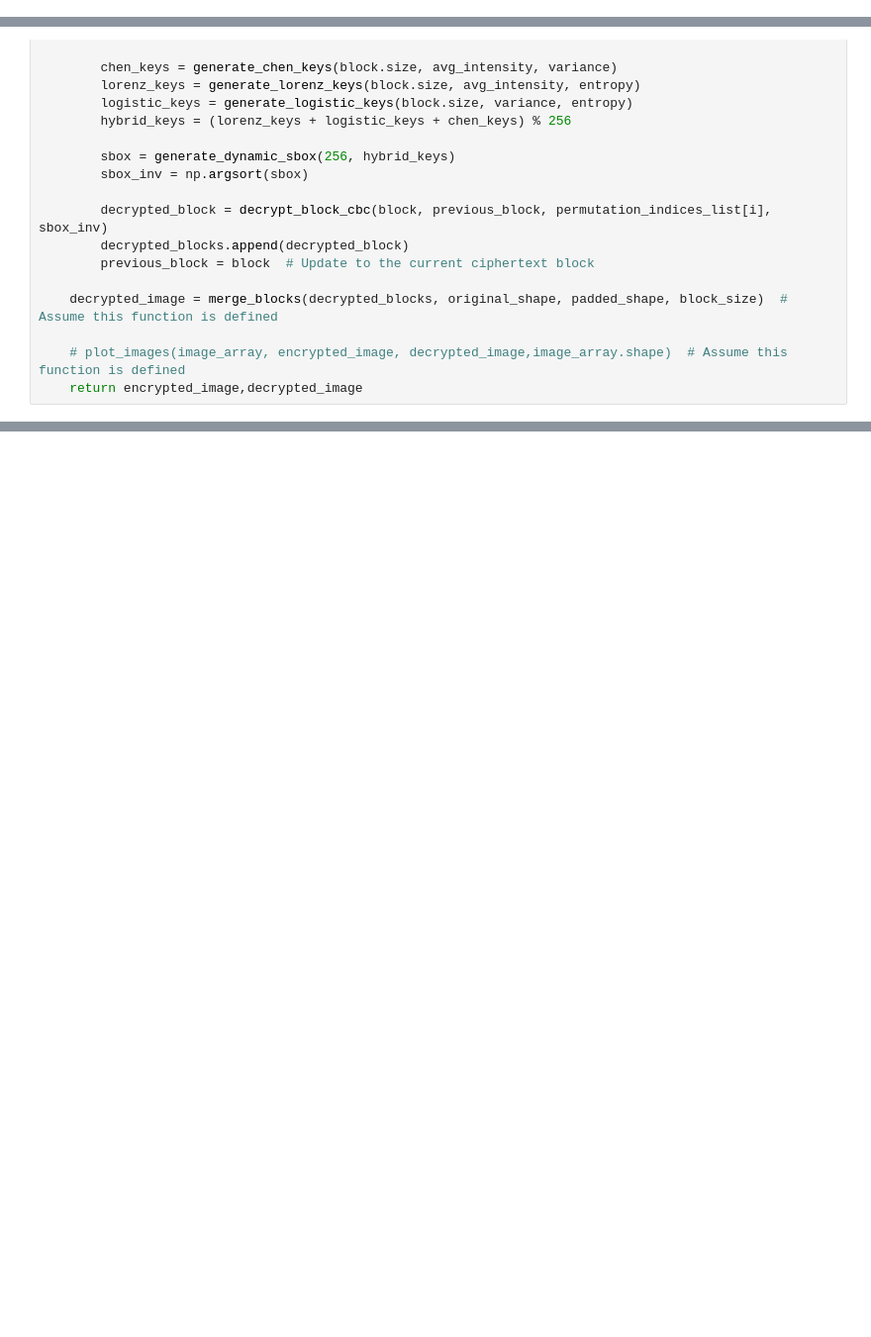
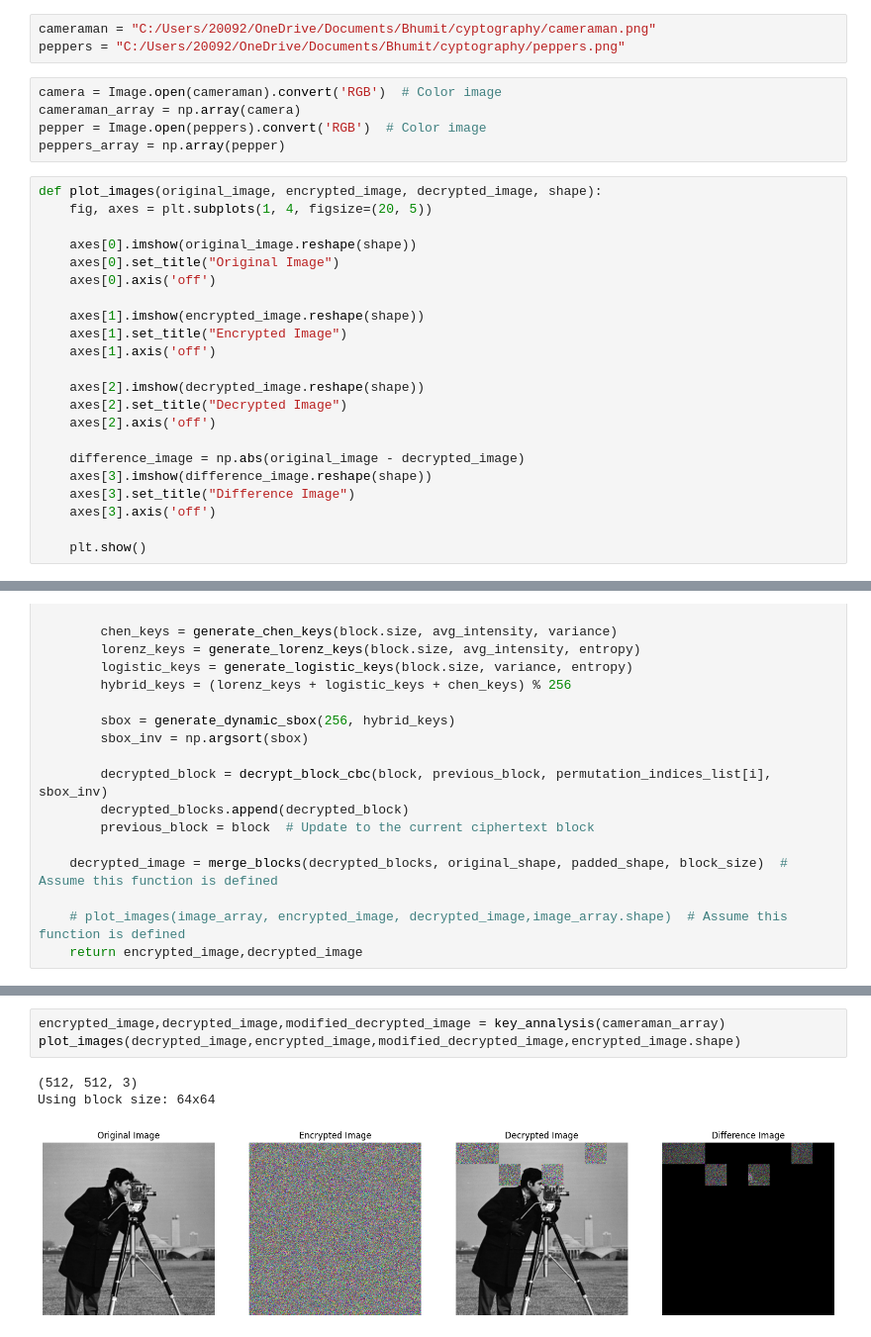
Before and after one commit to bhumitmehta/cryptography, a Jupyter notebook: final1.ipynb, the cells around one changed output, grey strips where cells are left out. Shown at 99% size. Drawn from its saved outputs; the diff is of its cells as text; blank space fills up the shorter version.

Commit message:
CBC implemented with dynamic block chiper

```diff
--- a/final1.ipynb
+++ b/final1.ipynb
@@ -0,0 +4,30 @@
+# %%
+cameraman = "C:/Users/20092/OneDrive/Documents/Bhumit/cyptography/cameraman.png"
+peppers = "C:/Users/20092/OneDrive/Documents/Bhumit/cyptography/peppers.png"
+# %%
+camera = Image.open(cameraman).convert('RGB')  # Color image
+cameraman_array = np.array(camera)
+pepper = Image.open(peppers).convert('RGB')  # Color image
+peppers_array = np.array(pepper)
+# %%
+def plot_images(original_image, encrypted_image, decrypted_image, shape):
+    fig, axes = plt.subplots(1, 4, figsize=(20, 5))
+
+    axes[0].imshow(original_image.reshape(shape))
+    axes[0].set_title("Original Image")
+    axes[0].axis('off')
+
+    axes[1].imshow(encrypted_image.reshape(shape))
+    axes[1].set_title("Encrypted Image")
+    axes[1].axis('off')
+
+    axes[2].imshow(decrypted_image.reshape(shape))
+    axes[2].set_title("Decrypted Image")
+    axes[2].axis('off')
+
+    difference_image = np.abs(original_image - decrypted_image)
+    axes[3].imshow(difference_image.reshape(shape))
+    axes[3].set_title("Difference Image")
+    axes[3].axis('off')
+
+    plt.show()
@@ -100,0 +363,7 @@ def main(image_array):
+# %%
+encrypted_image,decrypted_image,modified_decrypted_image = key_annalysis(cameraman_array)
+plot_images(decrypted_image,encrypted_image,modified_decrypted_image,encrypted_image.shape)
+# %% [output]
+(512, 512, 3)
+Using block size: 64x64
+[figure, added]
```
Also changed, not shown: parts of 3 cells of this notebook, 11 other files.
